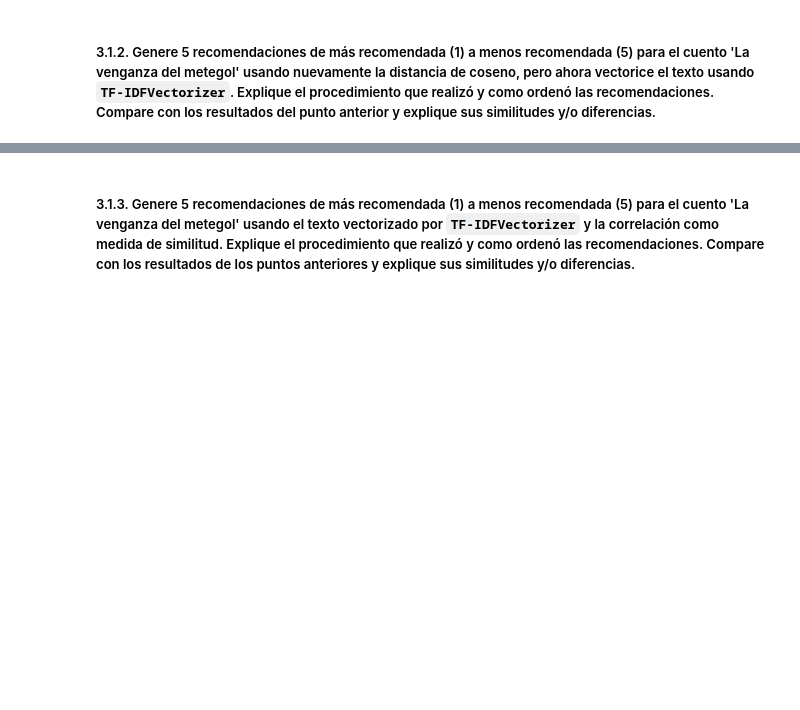
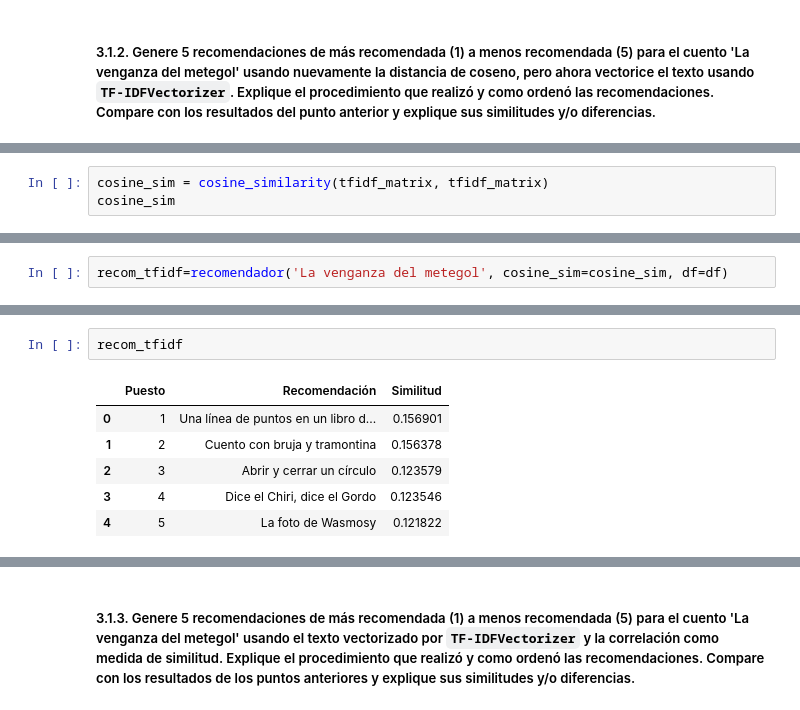
Before and after one commit to DanielEMontero/MIAD_ANS_202514, a Jupyter notebook: Semana 6/DM_S6_LC1_Taller_LDA.ipynb, the cells around one changed output, grey strips where cells are left out. Drawn from its saved outputs; the diff is of its cells as text; blank space fills up the shorter version.

```diff
--- a/Semana 6/DM_S6_LC1_Taller_LDA.ipynb
+++ b/Semana 6/DM_S6_LC1_Taller_LDA.ipynb
@@ -55,0 +371,3 @@ En esta sección nos interesa generar recomendaciones de cuentos en el blog a un
+# %%
+cosine_sim = cosine_similarity(tfidf_matrix, tfidf_matrix)
+cosine_sim
@@ -55,0 +388,2 @@ En esta sección nos interesa generar recomendaciones de cuentos en el blog a un
+# %%
+recom_tfidf=recomendador('La venganza del metegol', cosine_sim=cosine_sim, df=df)
@@ -56 +406,10 @@ En esta sección nos interesa generar recomendaciones de cuentos en el blog a un
+# %%
+recom_tfidf
+# %% [output]
+|  | Puesto | Recomendación | Similitud |
+| 0 | 1 | Una línea de puntos en un libro d... | 0.156901 |
+| 1 | 2 | Cuento con bruja y tramontina | 0.156378 |
+| 2 | 3 | Abrir y cerrar un círculo | 0.123579 |
+| 3 | 4 | Dice el Chiri, dice el Gordo | 0.123546 |
+| 4 | 5 | La foto de Wasmosy | 0.121822 |
 # %% [markdown]
```
Also changed, not shown: parts of 67 cells of this notebook.
